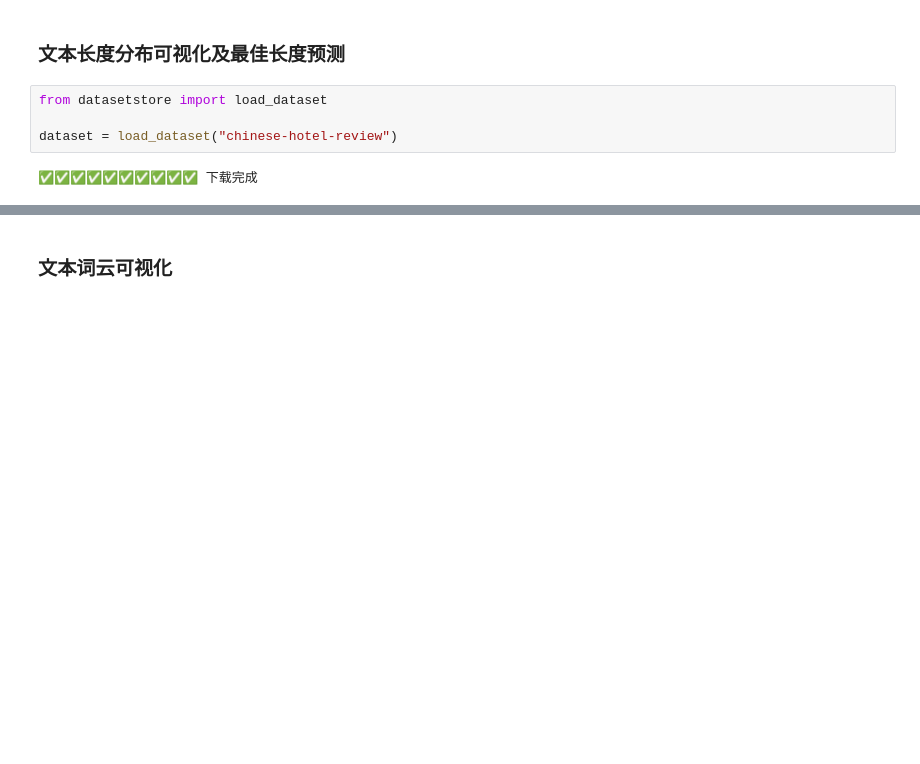
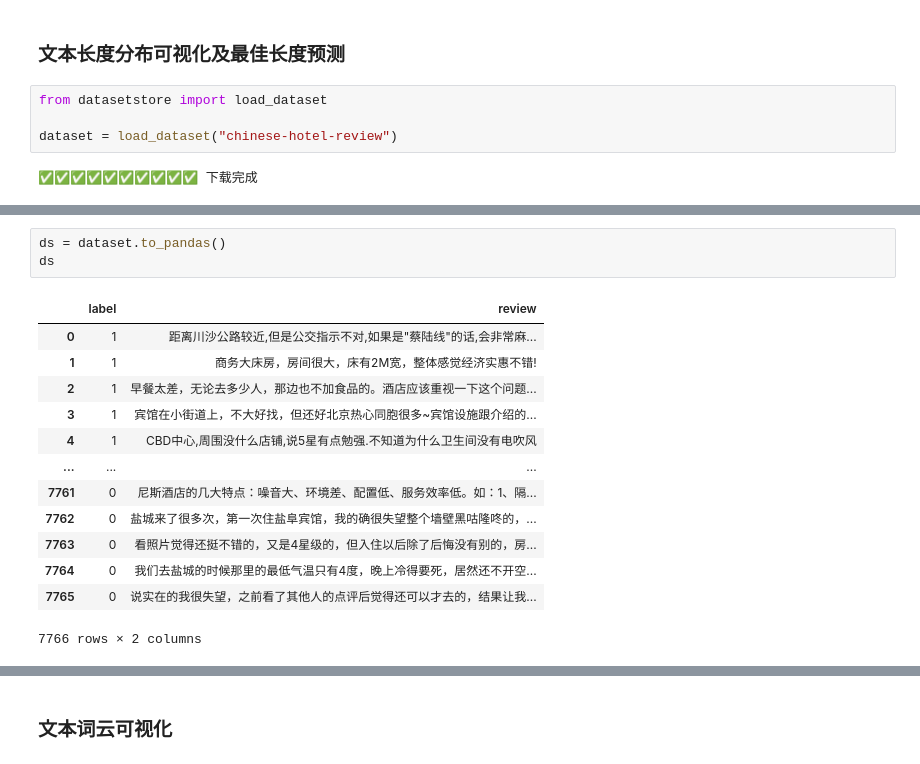
Before and after one commit to CYang828/datasetstation, a Jupyter notebook: examples/版本1.0.0.4.ipynb, the cells around one changed output, grey strips where cells are left out. Drawn from its saved outputs; the diff is of its cells as text; blank space fills up the shorter version.

```diff
--- a/examples/版本1.0.0.4.ipynb
+++ b/examples/版本1.0.0.4.ipynb
@@ -27,0 +48,17 @@ dataset = load_dataset("chinese-hotel-review")
+# %%
+ds = dataset.to_pandas()
+ds
+# %% [output]
+|  | label | review |
+| 0 | 1 | 距离川沙公路较近,但是公交指示不对,如果是"蔡陆线"的话,会非常麻... |
+| 1 | 1 | 商务大床房，房间很大，床有2M宽，整体感觉经济实惠不错! |
+| 2 | 1 | 早餐太差，无论去多少人，那边也不加食品的。酒店应该重视一下这个问题... |
+| 3 | 1 | 宾馆在小街道上，不大好找，但还好北京热心同胞很多~宾馆设施跟介绍的... |
+| 4 | 1 | CBD中心,周围没什么店铺,说5星有点勉强.不知道为什么卫生间没有电吹风 |
+| ... | ... | ... |
+| 7761 | 0 | 尼斯酒店的几大特点：噪音大、环境差、配置低、服务效率低。如：1、隔... |
+| 7762 | 0 | 盐城来了很多次，第一次住盐阜宾馆，我的确很失望整个墙壁黑咕隆咚的，... |
+| 7763 | 0 | 看照片觉得还挺不错的，又是4星级的，但入住以后除了后悔没有别的，房... |
+| 7764 | 0 | 我们去盐城的时候那里的最低气温只有4度，晚上冷得要死，居然还不开空... |
+| 7765 | 0 | 说实在的我很失望，之前看了其他人的点评后觉得还可以才去的，结果让我... |
+7766 rows × 2 columns
```
Also changed, not shown: parts of 16 cells of this notebook, 11 other files.
